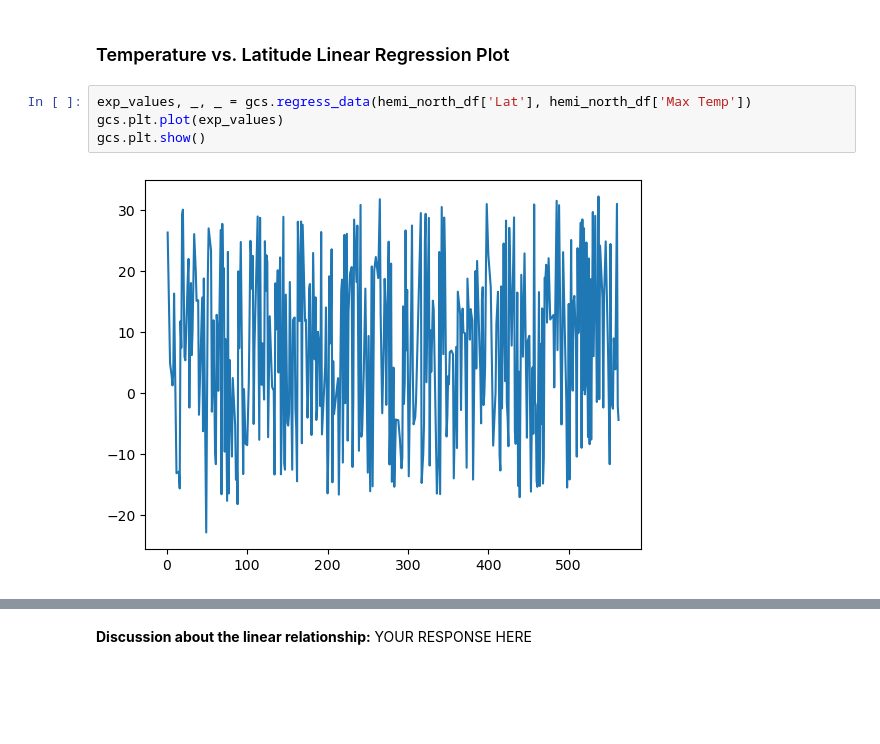
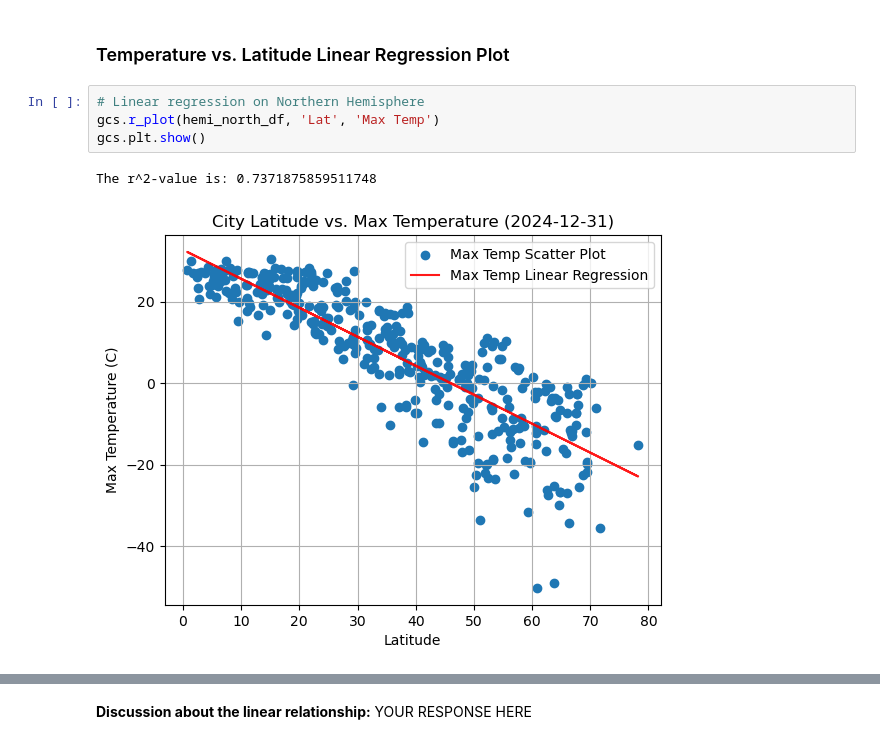
Before and after one commit to Neelka96/python-api-challenge, a Jupyter notebook: WeatherPy/WeatherPy.ipynb, the cells around one changed output, grey strips where cells are left out. Cells and saved outputs as stored; diff of their text form; blank space fills up the shorter version.

```diff
--- a/WeatherPy/WeatherPy.ipynb
+++ b/WeatherPy/WeatherPy.ipynb
@@ -250,9 +258,10 @@ hemi_south_df.head()
 # %% [markdown]
 ###  Temperature vs. Latitude Linear Regression Plot
 # %%
-exp_values, _, _ = gcs.regress_data(hemi_north_df['Lat'], hemi_north_df['Max Temp'])
-gcs.plt.plot(exp_values)
+# Linear regression on Northern Hemisphere
+gcs.r_plot(hemi_north_df, 'Lat', 'Max Temp')
 gcs.plt.show()
 # %% [output]
+The r^2-value is: 0.7371875859511748
-[figure, old version]
+[figure, new version]
 # %%
```
Also changed, not shown: parts of 19 cells of this notebook, 1 other file.
